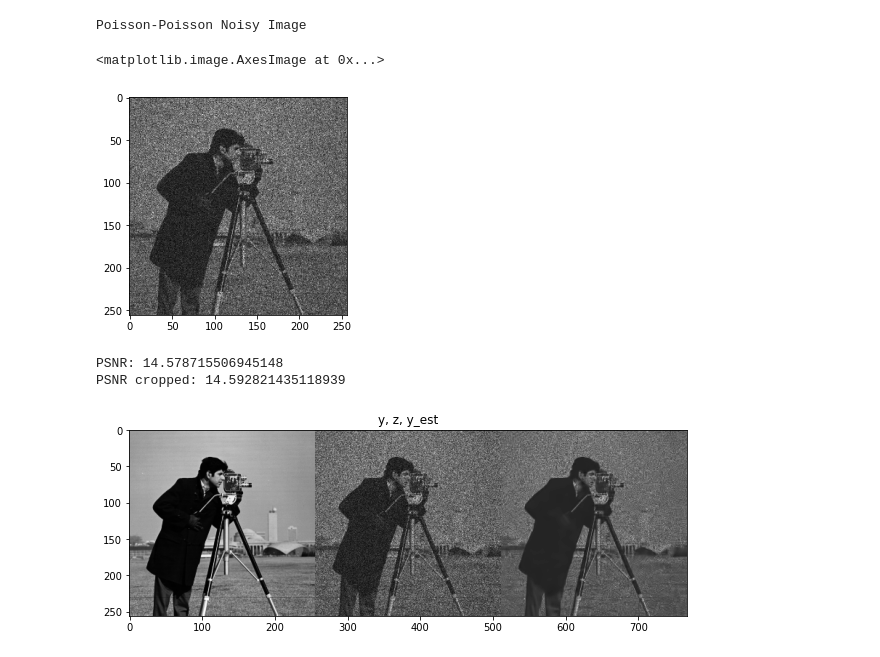
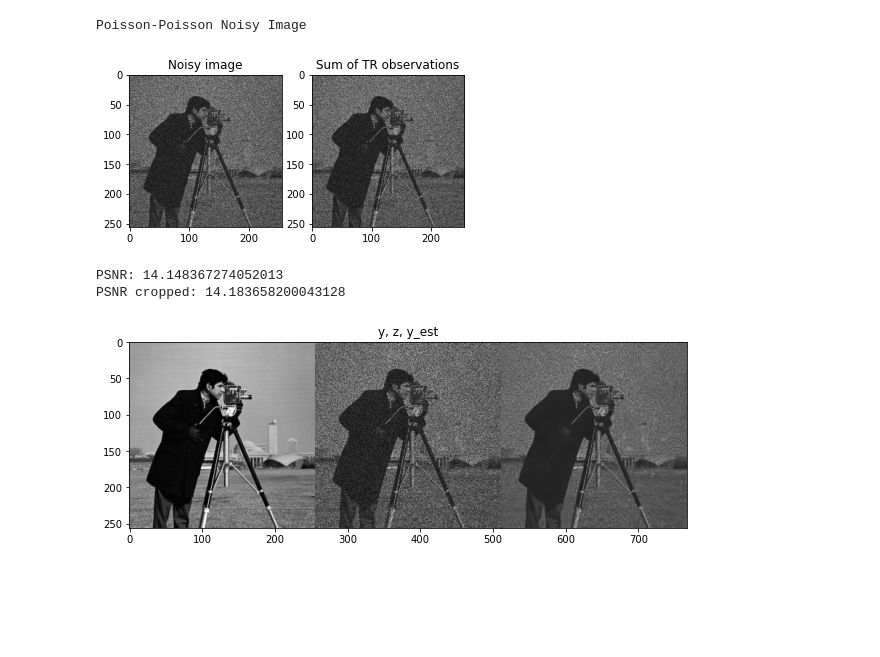
Before and after one commit to mcokbas/EC523_final_project, a Jupyter notebook: BM3D/Poisson_Poisson_Noise_Example.ipynb, the cells around one changed output. Drawn from its saved outputs; the diff is of its cells as text; code cells hidden in the pictures; blank space fills up the shorter version.

Commit message:
Confirmed and changed the noise model to fit the TR method.
The corresponding  Poisson_Poisson_Noise_Example notebook is also updated.

```diff
--- a/BM3D/Poisson_Poisson_Noise_Example.ipynb
+++ b/BM3D/Poisson_Poisson_Noise_Example.ipynb
@@ -33,19 +19,25 @@ import noise_model as nm
 # %%
 #Example of Noisy Image
 imagename = 'cameraman256.png'
 y = np.array(Image.open(imagename)) / 255
 eta_min = 2
 eta_max = 8
-Lambda = 10
-t = 2
-z = nm.poissonpoissonnoise(y, eta_min, eta_max,  Lambda, t)
+Lambda = 0.2
+t = 100
+z, z_tr = nm.poissonpoissonnoise(y, eta_min, eta_max,  Lambda, t)
 
+# As a sanity check, the sum of TR observations should be the same
+# as the old method visually.
 print('Poisson-Poisson Noisy Image')
-plt.imshow(np.squeeze(z), cmap='gray')
+fig, ax = plt.subplots(1, 2)
+ax[0].imshow(np.squeeze(z), cmap='gray')
+ax[0].set_title('Noisy image')
+ax[1].imshow(np.sum(z_tr, axis=2), cmap='gray')
+ax[1].set_title('Sum of TR observations')
+fig.show()
 # %% [output]
 Poisson-Poisson Noisy Image
-<matplotlib.image.AxesImage at 0x...>
-[figure, old version]
+[figure, new version]
 # %%
 def main():
 
@@ -60,7 +52,7 @@ def main():
     Lambda = 10
     t = 2
 
-    z = nm.poissonpoissonnoise(y, eta_min, eta_max, Lambda, t)
+    z, y_tr = nm.poissonpoissonnoise(y, eta_min, eta_max, Lambda, t)
 
     # Call BM3D With the default settings.
     noise, psd, kernel = get_experiment_noise('gw', (15/255)**2, 0, y.shape)
@@ -89,6 +81,6 @@ def main():
 if __name__ == '__main__':
     main()
 # %% [output]
-PSNR: 14.578715506945148
-PSNR cropped: 14.592821435118939
+PSNR: 14.148367274052013
+PSNR cropped: 14.183658200043128
 [figure]
```
Also changed, not shown: parts of 1 cell of this notebook, 2 other files.
